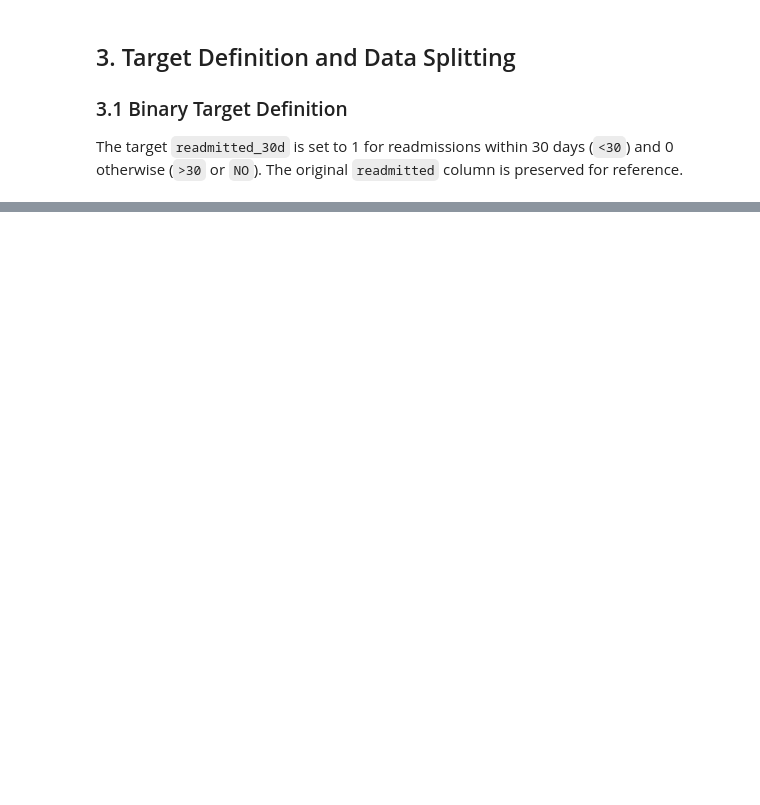
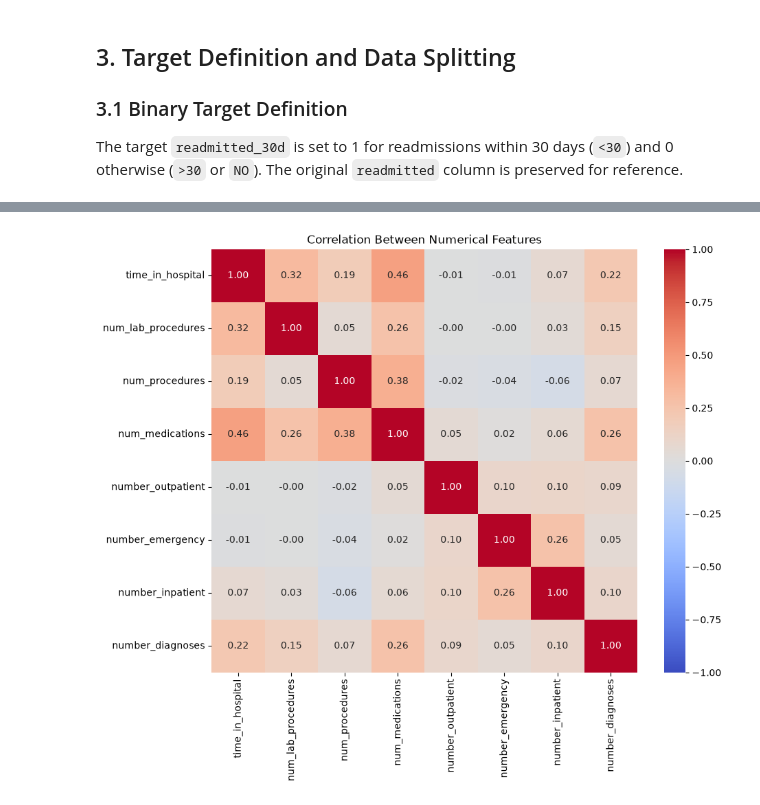
Before and after one commit to stanyslasdhondt-oss/diabetes-readmission-prediction, a Jupyter notebook: notebook.ipynb, the cells around one changed output, grey strips where cells are left out. Cells and saved outputs as stored; diff of their text form; code cells hidden in the pictures; blank space fills up the shorter version.

```diff
--- a/notebook.ipynb
+++ b/notebook.ipynb
@@ -204,3 +262,5 @@ Readmissions within 30 days account for 11.16% of hospital encounters, making th
+# %%
+df = df.drop(columns=['citoglipton', 'examide'])
 # %% [markdown]
 ## 3. Target Definition and Data Splitting
 
@@ -226,3 +345,5 @@ from sklearn.model_selection import GroupShuffleSplit
+# %%
+df[categorical_features] = df[categorical_features].astype(str)
 # %%
 splitter = GroupShuffleSplit(n_splits=1,
                              test_size=0.20,
@@ -235,6 +356,6 @@ df_test = df.iloc[test_pos].copy()
 val_splitter = GroupShuffleSplit(n_splits=1,
                                  test_size=0.25,
                                  random_state=2)
-train_pos, val_pos = next(val_splitter.split(df, groups=df["patient_nbr"]))
-df_train = df.iloc[train_pos].copy()
-df_val = df.iloc[test_pos].copy()
+train_pos, val_pos = next(val_splitter.split(df_full_train, groups=df_full_train["patient_nbr"]))
+df_train = df_full_train.iloc[train_pos].copy()
+df_val = df_full_train.iloc[val_pos].copy()
@@ -240,0 +563,2 @@ df_val = df.iloc[test_pos].copy()
+# %%
+correlation = df_train[numerical_features].corr()
@@ -240,0 +567,17 @@ df_val = df.iloc[test_pos].copy()
+# %%
+plt.figure(figsize=(10, 8))
+
+sns.heatmap(
+    correlation,
+    annot=True,
+    fmt=".2f",
+    cmap="coolwarm",
+    vmin=-1,
+    vmax=1,
+    center=0
+)
+
+plt.title("Correlation Between Numerical Features")
+plt.show()
+# %% [output]
+[figure, added]
```
Also changed, not shown: parts of 49 cells of this notebook.
